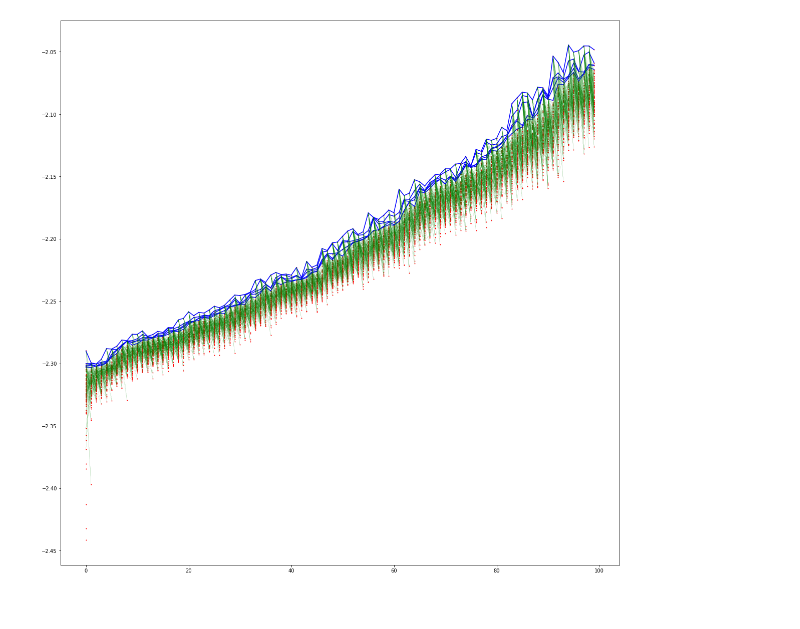
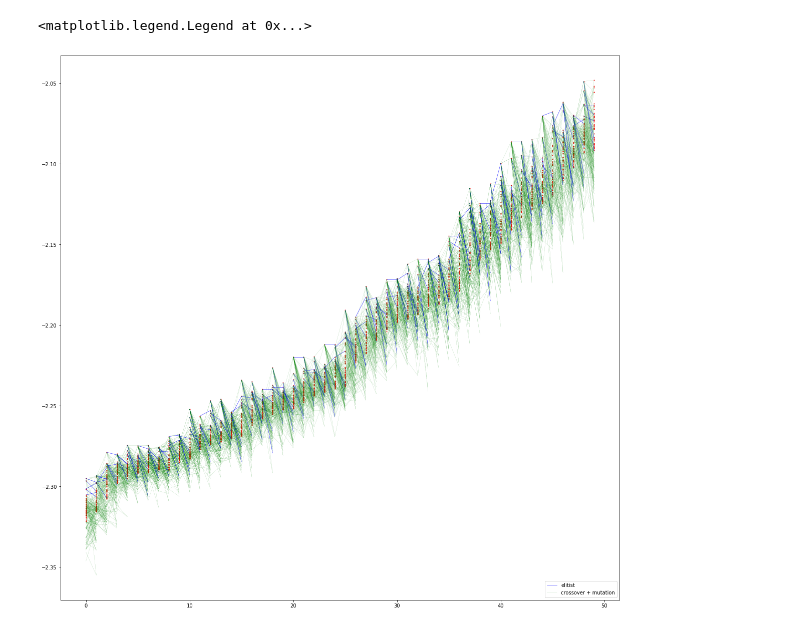
Before and after one commit to akarshkumar0101/evolved-neuroevolution, a Jupyter notebook: viz_ne.ipynb, the cells around one changed output. Drawn from its saved outputs; the diff is of its cells as text; code cells hidden in the pictures.

Commit message:
true visualizations for parent_idxs

```diff
--- a/viz_ne.ipynb
+++ b/viz_ne.ipynb
@@ -37,20 +37,24 @@ tb_log_dir = f'/tmp/tensorboard/{user}'
 logger = tb.SummaryWriter(tb_log_dir, flush_secs=5)
 # %%
 plt.figure(figsize=(20,20))
-for gen_idx in range(100):
+for gen_idx in range(50):
 #     pop = torch.load(os.path.join(logger.log_dir, f'pop_gen_{gen_idx:05d}'))
     fitnesses = torch.load(os.path.join(logger.log_dir, f'fitnesses_gen_{gen_idx:05d}'))
-    plt.scatter(np.full_like(fitnesses, gen_idx), fitnesses, c='r', s=1)
+#     fitnesses = np.arange(100)[::-1]
+    plt.scatter(np.full_like(fitnesses, gen_idx)[:50], fitnesses[:50], c='r', s=1)
     if gen_idx>0:
         fitnesses_prev = torch.load(os.path.join(logger.log_dir, f'fitnesses_gen_{gen_idx-1:05d}'))
+#         fitnesses_prev = np.arange(100)[::-1]
         parents_idxs = torch.load(os.path.join(logger.log_dir, f'parent_idxs_gen_{gen_idx:05d}'))
         for i, p_idx in enumerate(parents_idxs):
             if p_idx.size==1:
                 pass
-                plt.plot([gen_idx, gen_idx-1], [fitnesses[i], fitnesses_prev[p_idx]], c='b')
+                clone = plt.plot([gen_idx, gen_idx-1], [fitnesses[i], fitnesses_prev[p_idx]], c='b', linewidth=0.5)
             else:
                 pass
-                plt.plot([gen_idx-1, gen_idx, gen_idx-1],
-                         [fitnesses_prev[p_idx[0]], fitnesses[i], fitnesses_prev[p_idx[1]]], c='g', linewidth=0.1)
+                cross = plt.plot([gen_idx-1, gen_idx, gen_idx-1],
+                                 [fitnesses_prev[p_idx[0]], fitnesses[i], fitnesses_prev[p_idx[1]]], c='g', linewidth=0.1)
+plt.legend([clone[0], cross[0]], ['elitist', 'crossover + mutation'], loc='lower right')
 # %% [output]
+<matplotlib.legend.Legend at 0x...>
-[figure, old version]
+[figure, new version]
```
Also changed, not shown: 1 other file.
